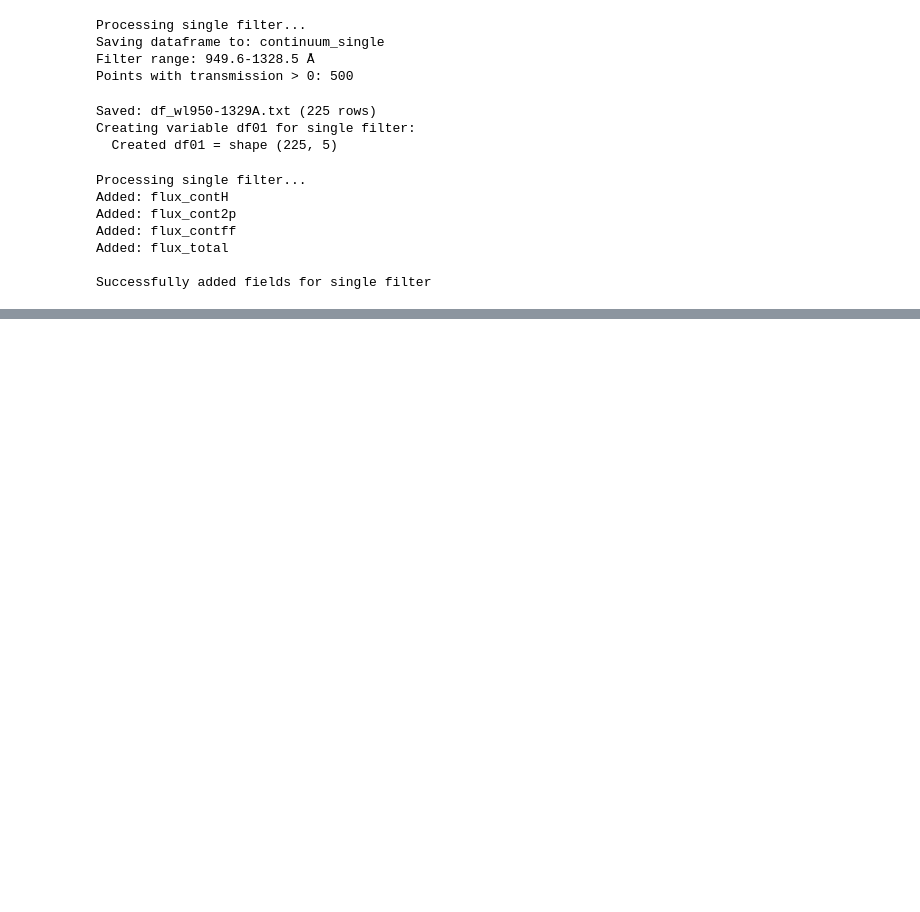
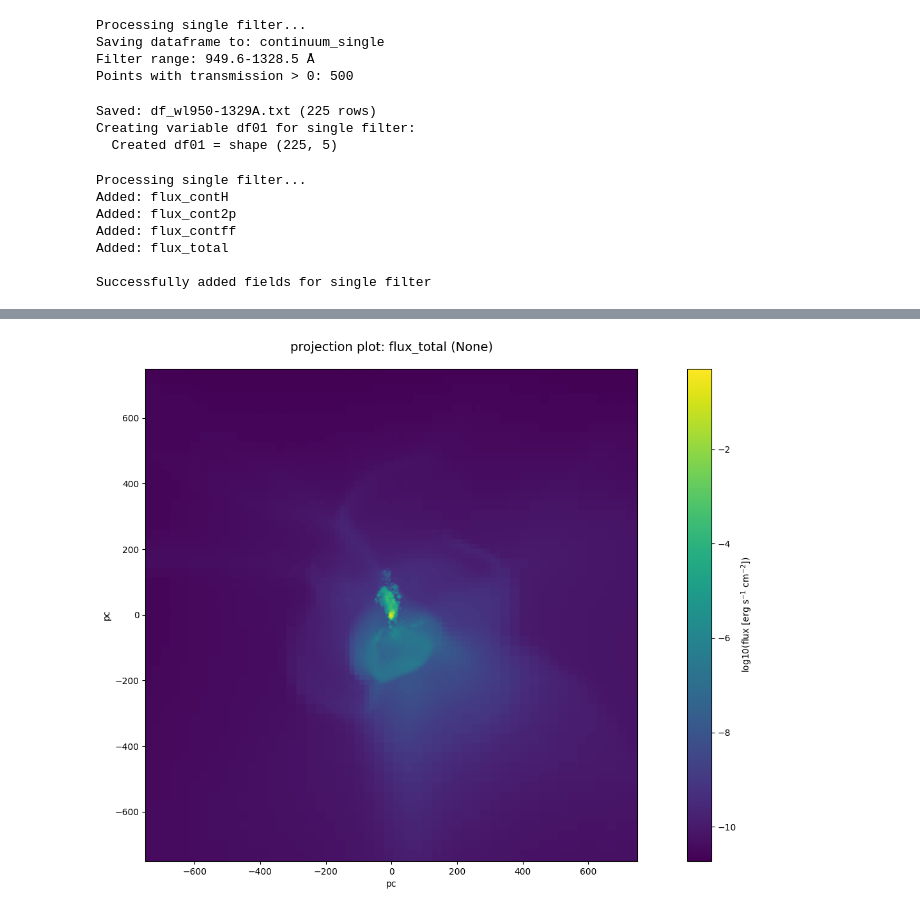
Before and after one commit to aetherumd/imaging-notes, a Jupyter notebook: lines_continuum_combo.ipynb, the cells around one changed output, grey strips where cells are left out. Saved outputs shown, nothing was run; the diff lists cells and outputs as text; code cells hidden in the pictures; blank space fills up the shorter version.

```diff
--- a/lines_continuum_combo.ipynb
+++ b/lines_continuum_combo.ipynb
@@ -150,0 +229,9 @@ for f in filters:
+# %%
+create_projection_plot(
+    ds = ds,
+    field_name = "flux_total",
+    ctr_at_code = center_pc,
+    plt_wdth = width,
+    axis_units="pc"
+)
+# %% [output]
@@ -150,0 +245 @@ for f in filters:
+[figure, added]
```
Also changed, not shown: parts of 12 cells of this notebook, 1 other file.
